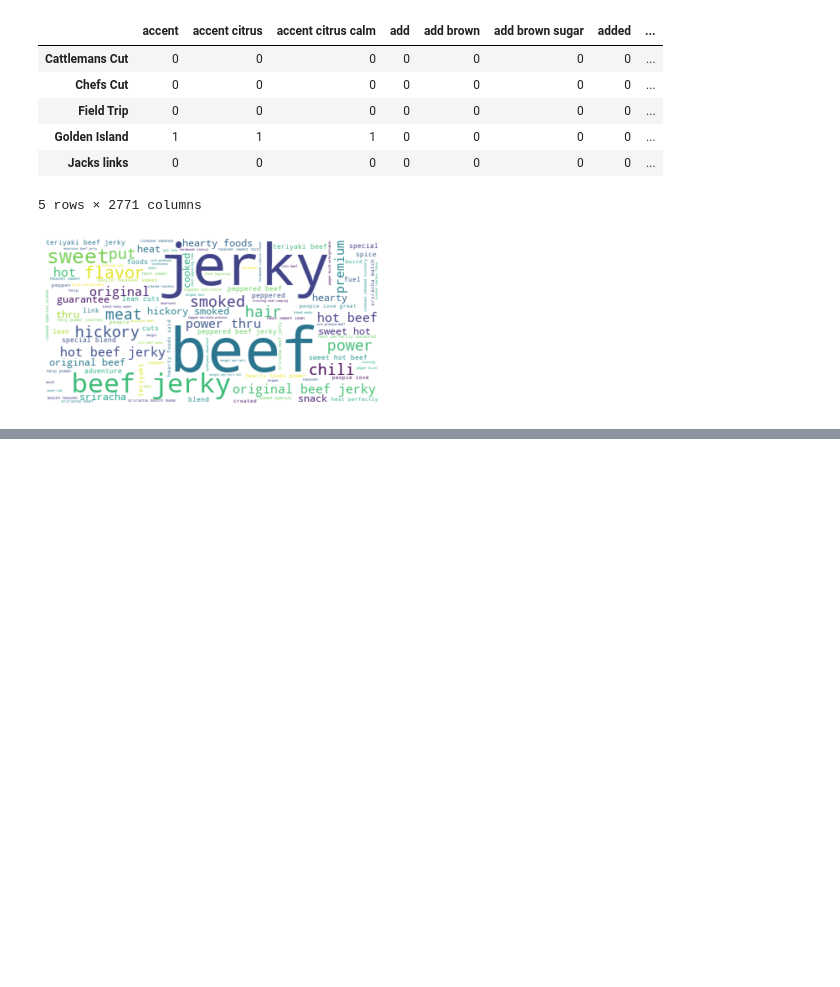
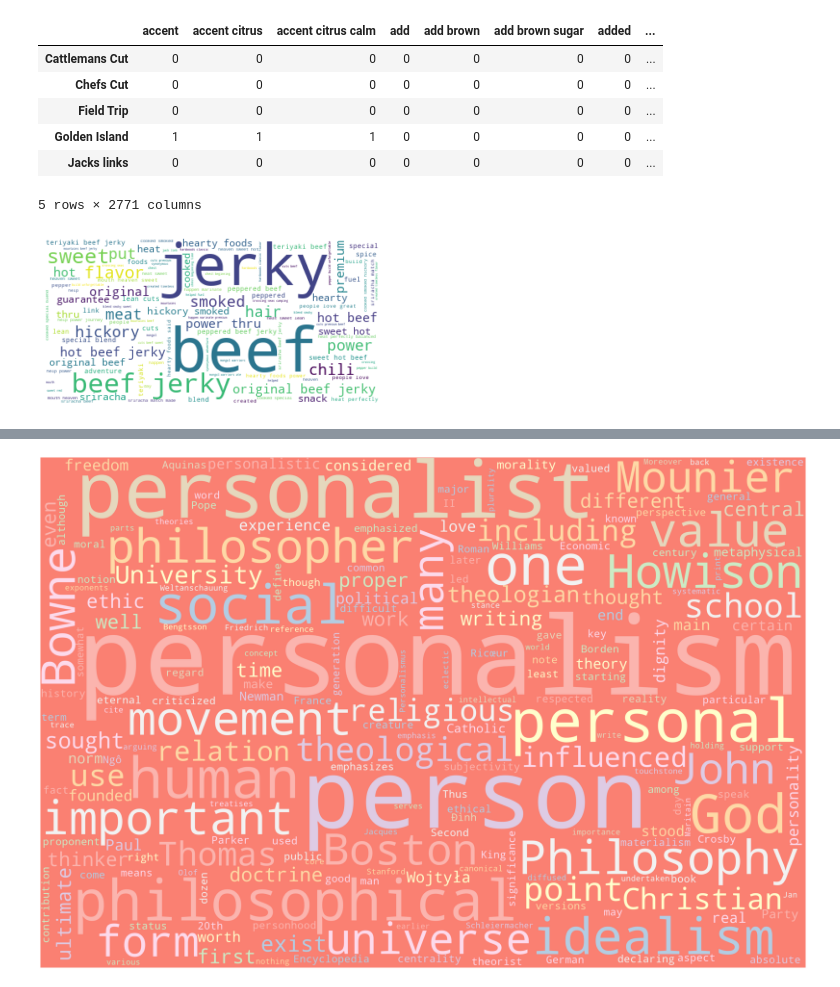
Before and after one commit to gsdavis1959/Python, a Jupyter notebook: WordcloudUsingPandas.ipynb, the cells around one changed output, grey strips where cells are left out. Cells and saved outputs as stored; diff of their text form; code cells hidden in the pictures; blank space fills up the shorter version.

```diff
--- a/WordcloudUsingPandas.ipynb
+++ b/WordcloudUsingPandas.ipynb
@@ -169,0 +188,30 @@ plt.show()
+# %%
+# Import packages
+import wikipedia
+import re
+# Specify the title of the Wikipedia page
+wiki = wikipedia.page('personality')
+# Extract the plain text content of the page
+text = wiki.content
+# Clean text
+text = re.sub(r'==.*?==+', '', text)
+text = text.replace('\n', '')
+# %%
+import matplotlib.pyplot as plt
+# Define a function to plot word cloud
+def plot_cloud(wordcloud):
+    # Set figure size
+    plt.figure(figsize=(40, 30))
+    # Display image
+    plt.imshow(wordcloud)
+    # No axis details
+    plt.axis("off");
+# %%
+# Import package
+from wordcloud import WordCloud, STOPWORDS
+# Generate word cloud
+wordcloud = WordCloud(width= 3000, height = 2000, random_state=1, background_color='salmon', colormap='Pastel1', collocations=False, stopwords = STOPWORDS).generate(text)
+# Plot
+plot_cloud(wordcloud)
+# %% [output]
+[figure, added]
```
Also changed, not shown: parts of 3 cells of this notebook.
